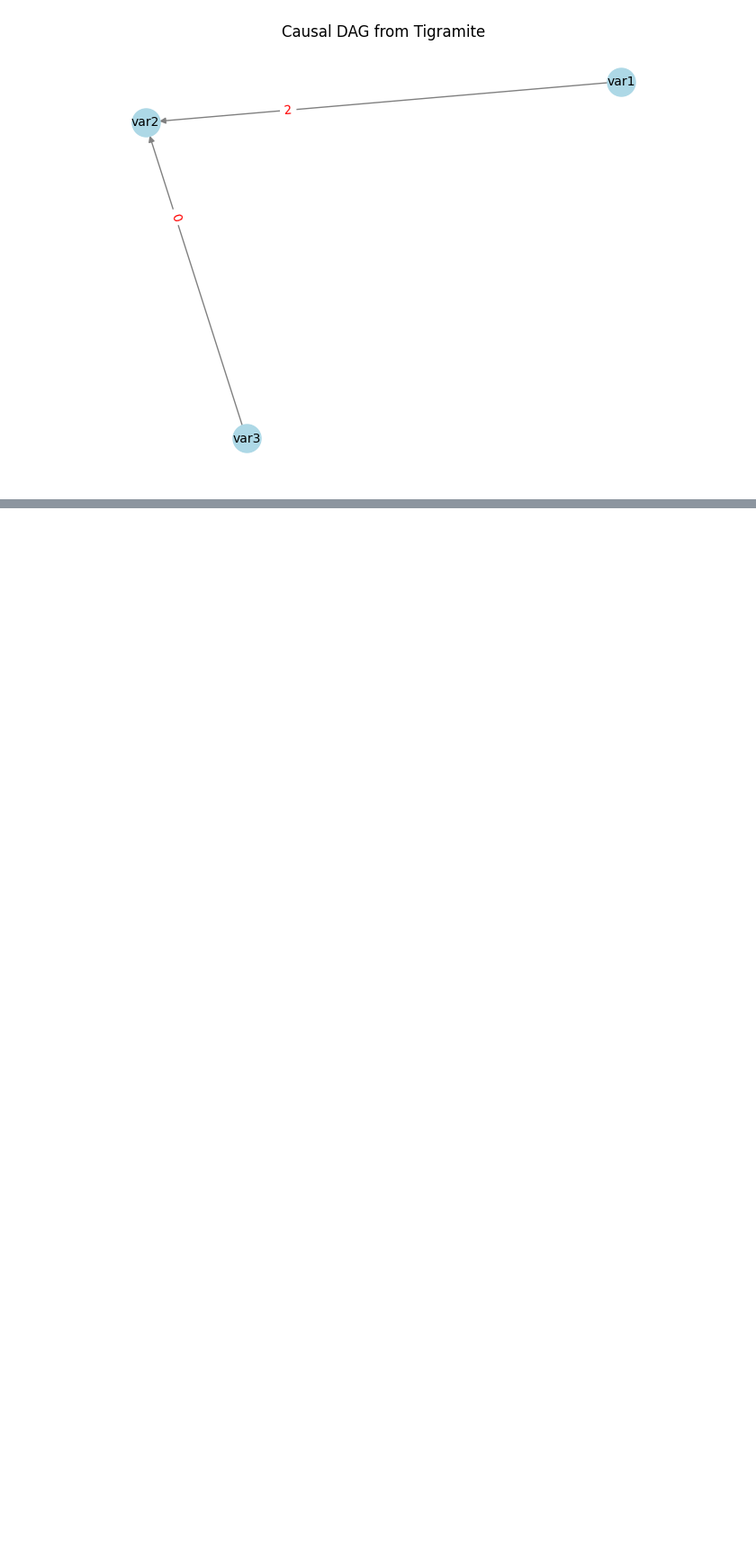
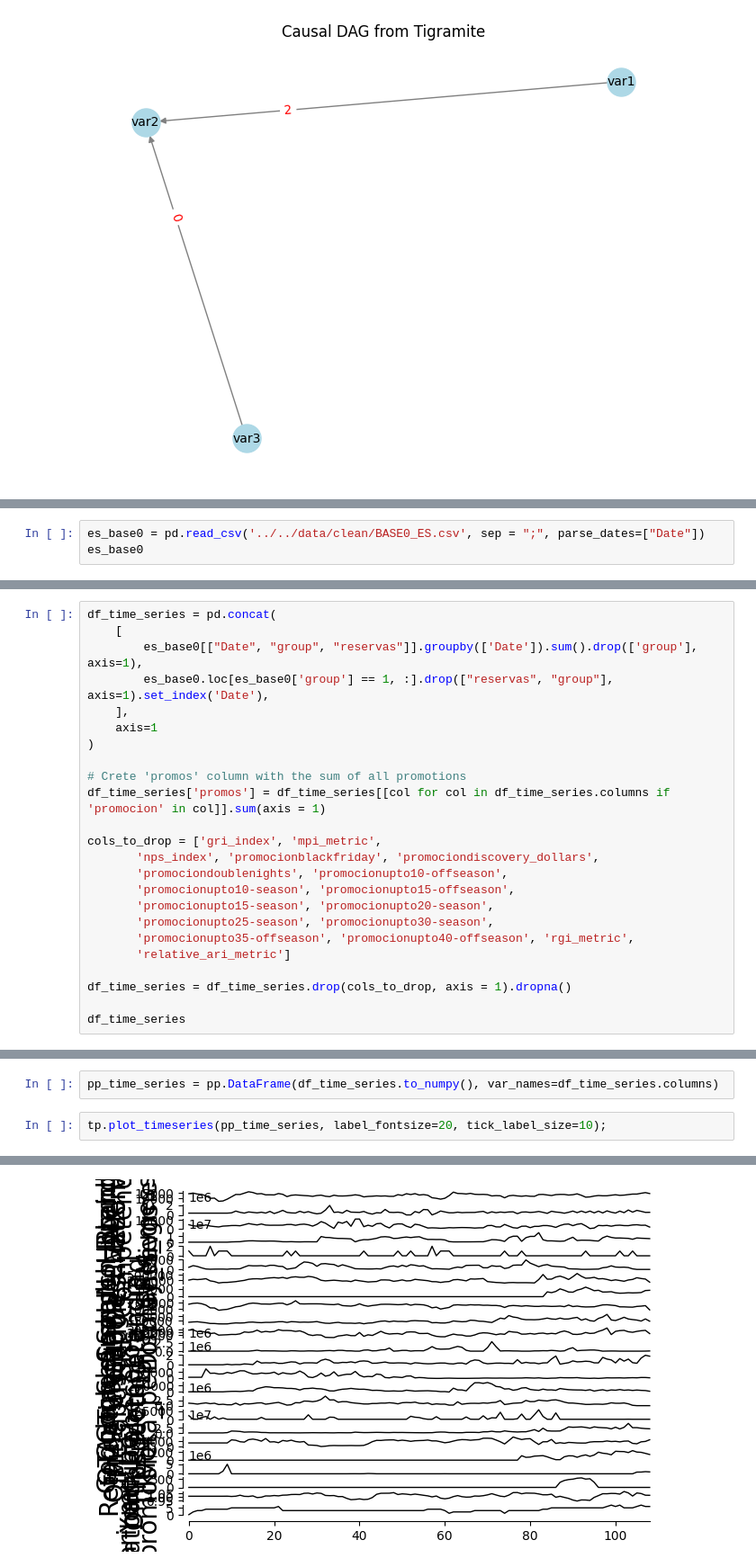
Before and after one commit to miguel-conde/causalty, a Jupyter notebook: PYTHON/notebooks/tst_trigramite.ipynb, the cells around one changed output, grey strips where cells are left out. Shown at 90% size. Drawn from its saved outputs; the diff is of its cells as text; blank space fills up the shorter version.

```diff
--- a/PYTHON/notebooks/tst_trigramite.ipynb
+++ b/PYTHON/notebooks/tst_trigramite.ipynb
@@ -100,0 +183,3 @@ ValueError: 'var1' is not in list
+# %%
+es_base0 = pd.read_csv('../../data/clean/BASE0_ES.csv', sep = ";", parse_dates=["Date"])
+es_base0
@@ -100,0 +200,24 @@ ValueError: 'var1' is not in list
+# %%
+df_time_series = pd.concat(
+    [
+        es_base0[["Date", "group", "reservas"]].groupby(['Date']).sum().drop(['group'], axis=1),
+        es_base0.loc[es_base0['group'] == 1, :].drop(["reservas", "group"], axis=1).set_index('Date'),
+    ],
+    axis=1
+)
+
+# Crete 'promos' column with the sum of all promotions
+df_time_series['promos'] = df_time_series[[col for col in df_time_series.columns if 'promocion' in col]].sum(axis = 1)
+
+cols_to_drop = ['gri_index', 'mpi_metric',
+       'nps_index', 'promocionblackfriday', 'promociondiscovery_dollars',
+       'promociondoublenights', 'promocionupto10-offseason',
+       'promocionupto10-season', 'promocionupto15-offseason',
+       'promocionupto15-season', 'promocionupto20-season',
+       'promocionupto25-season', 'promocionupto30-season',
+       'promocionupto35-offseason', 'promocionupto40-offseason', 'rgi_metric',
+       'relative_ari_metric']
+
+df_time_series = df_time_series.drop(cols_to_drop, axis = 1).dropna()
+
+df_time_series
@@ -100,0 +249,5 @@ ValueError: 'var1' is not in list
+# %%
+pp_time_series = pp.DataFrame(df_time_series.to_numpy(), var_names=df_time_series.columns)
+# %%
+tp.plot_timeseries(pp_time_series, label_fontsize=20, tick_label_size=10);
+# %% [output]
@@ -100,0 +269 @@ ValueError: 'var1' is not in list
+[figure, added]
```
Also changed, not shown: parts of 15 cells of this notebook.
